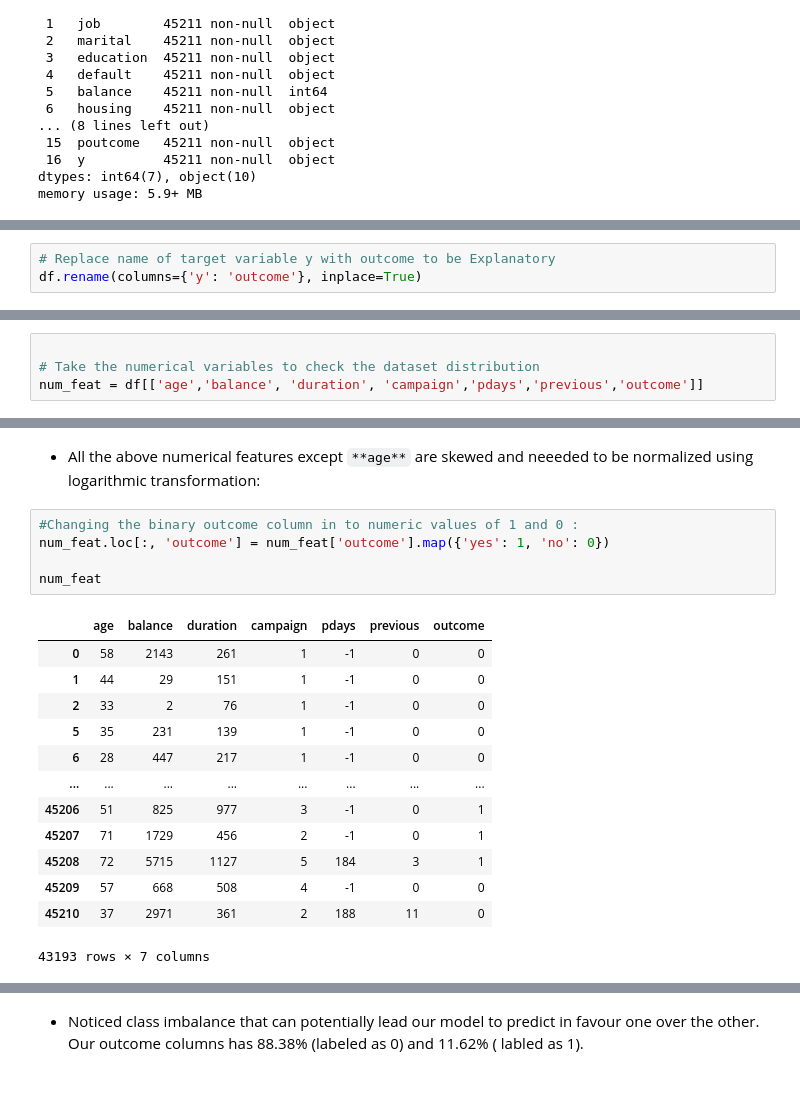
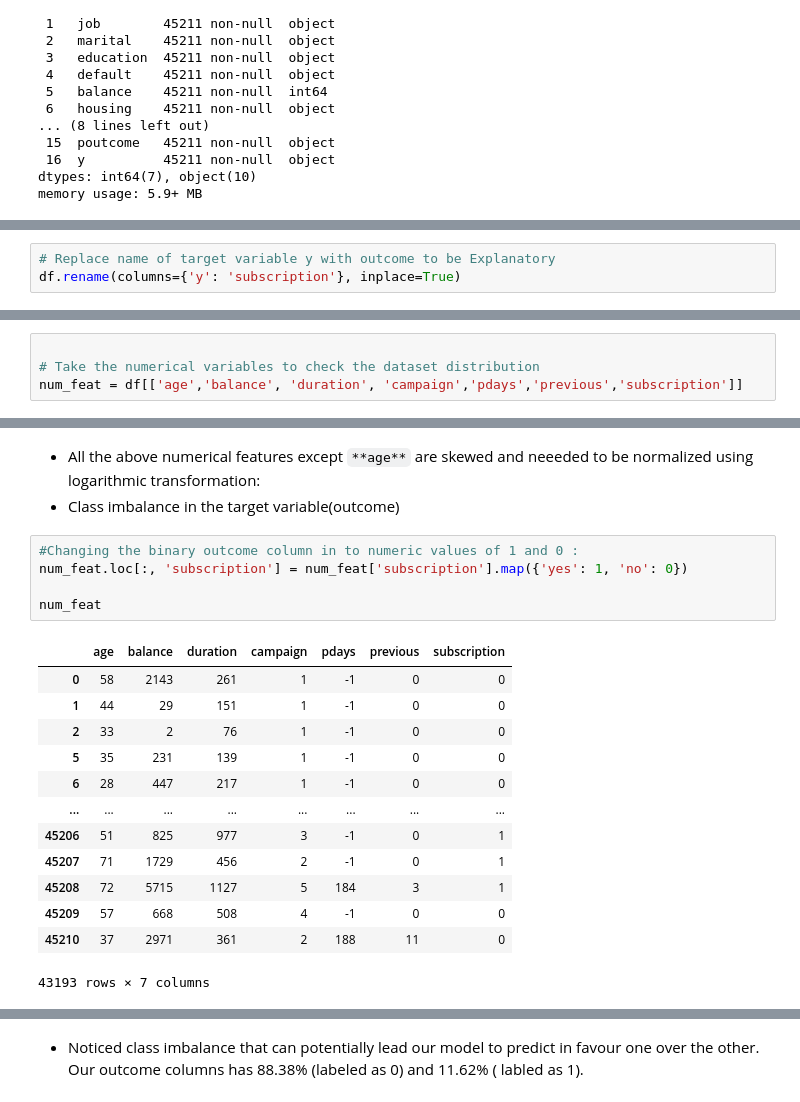
Before and after one commit to Tesfalem1983/Final-Project-LHL, a Jupyter notebook: Final_Project_SL.ipynb, the cells around one changed output, grey strips where cells are left out. Drawn from its saved outputs; the diff is of its cells as text.

```diff
--- a/Final_Project_SL.ipynb
+++ b/Final_Project_SL.ipynb
@@ -80,6 +91,6 @@ df
 # %%
 # Replace name of target variable y with outcome to be Explanatory
-df.rename(columns={'y': 'outcome'}, inplace=True)
+df.rename(columns={'y': 'subscription'}, inplace=True)
 # %%
 # Drop the rows that have the label "unknown" in both the job & education columns:
 df.drop(df[(df['job'] == 'unknown') | (df['education'] == 'unknown')].index, inplace=True)
@@ -101,7 +97,7 @@ df
 # %%
 
 # Take the numerical variables to check the dataset distribution
-num_feat = df[['age','balance', 'duration', 'campaign','pdays','previous','outcome']]
+num_feat = df[['age','balance', 'duration', 'campaign','pdays','previous','subscription']]
 # %%
 for column in num_feat:
     sns.displot(num_feat[column])
@@ -116,12 +112,13 @@ for column in num_feat:
 # %% [markdown]
 - All the above numerical features except `**age**` are skewed and neeeded to be normalized using logarithmic transformation:
+- Class imbalance in the target variable(outcome)
 # %%
 #Changing the binary outcome column in to numeric values of 1 and 0 :
-num_feat.loc[:, 'outcome'] = num_feat['outcome'].map({'yes': 1, 'no': 0})
+num_feat.loc[:, 'subscription'] = num_feat['subscription'].map({'yes': 1, 'no': 0})
 
 num_feat
 # %% [output]
-|  | age | balance | duration | campaign | pdays | previous | outcome |
+|  | age | balance | duration | campaign | pdays | previous | subscription |
 | 0 | 58 | 2143 | 261 | 1 | -1 | 0 | 0 |
 | 1 | 44 | 29 | 151 | 1 | -1 | 0 | 0 |
 | 2 | 33 | 2 | 76 | 1 | -1 | 0 | 0 |
```
Also changed, not shown: parts of 24 cells of this notebook.
